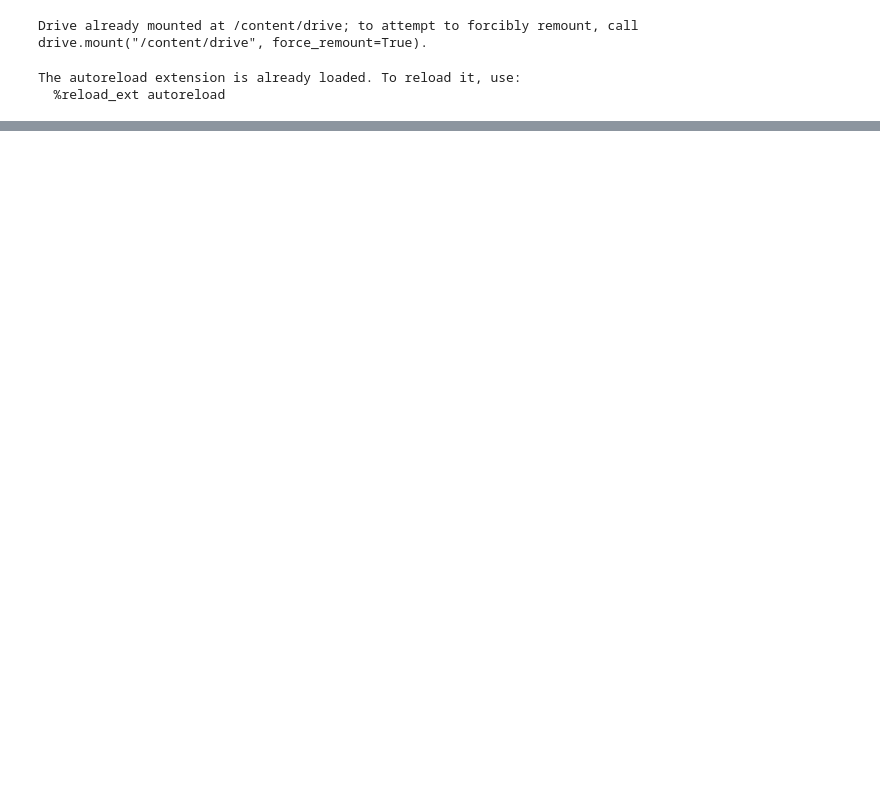
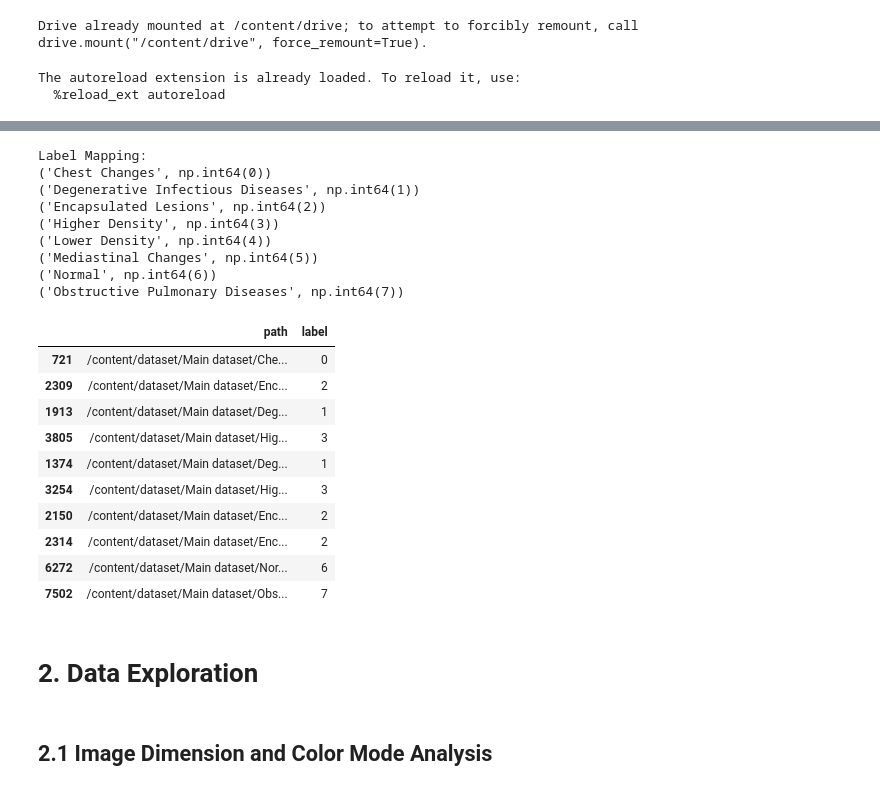
Before and after one commit to Arifuzzaman-Munaf/lung-disease-classification, a Jupyter notebook: main.ipynb, the cells around one changed output, grey strips where cells are left out. Cells and saved outputs as stored; diff of their text form; code cells hidden in the pictures; blank space fills up the shorter version.

```diff
--- a/main.ipynb
+++ b/main.ipynb
@@ -32,0 +109,14 @@ unzip -q -o lung-x-ray-image-clinical-text-dataset.zip -d dataset/
+# %%
+# initally 1000 samples from each class have been taken
+samples_per_class = 1000
+
+# Group by label and sample
+df_sampled = (
+    df.groupby("label", group_keys=False)
+      .apply(lambda x: x.sample(n=samples_per_class, random_state=42))
+      .reset_index(drop=True)
+)
+
+# Verify 1000 per class
+print(df_sampled['label'].value_counts())
+print(f"Total samples: {len(df_sampled)}")
@@ -32,0 +135,40 @@ unzip -q -o lung-x-ray-image-clinical-text-dataset.zip -d dataset/
+# %%
+from sklearn.preprocessing import LabelEncoder
+
+# create instance of label encoder
+le = LabelEncoder()
+
+# Fit the encoder and transform labels
+df_sampled['label'] = le.fit_transform(df_sampled['label'])
+
+# Check mapping of class label
+label_mapping = dict(zip(le.classes_, le.transform(le.classes_)))
+print("Label Mapping:", *label_mapping.items(), sep="\n")
+
+# Show 5 random rows from df_sampled
+df_sampled.sample(10, random_state=None)
+# %% [output]
+Label Mapping:
+('Chest Changes', np.int64(0))
+('Degenerative Infectious Diseases', np.int64(1))
+('Encapsulated Lesions', np.int64(2))
+('Higher Density', np.int64(3))
+('Lower Density', np.int64(4))
+('Mediastinal Changes', np.int64(5))
+('Normal', np.int64(6))
+('Obstructive Pulmonary Diseases', np.int64(7))
+|  | path | label |
+| 721 | /content/dataset/Main dataset/Che... | 0 |
+| 2309 | /content/dataset/Main dataset/Enc... | 2 |
+| 1913 | /content/dataset/Main dataset/Deg... | 1 |
+| 3805 | /content/dataset/Main dataset/Hig... | 3 |
+| 1374 | /content/dataset/Main dataset/Deg... | 1 |
+| 3254 | /content/dataset/Main dataset/Hig... | 3 |
+| 2150 | /content/dataset/Main dataset/Enc... | 2 |
+| 2314 | /content/dataset/Main dataset/Enc... | 2 |
+| 6272 | /content/dataset/Main dataset/Nor... | 6 |
+| 7502 | /content/dataset/Main dataset/Obs... | 7 |
+# %% [markdown]
+# 2. Data Exploration
+# %% [markdown]
+## 2.1 Image Dimension and Color Mode Analysis
```
Also changed, not shown: parts of 23 cells of this notebook.
